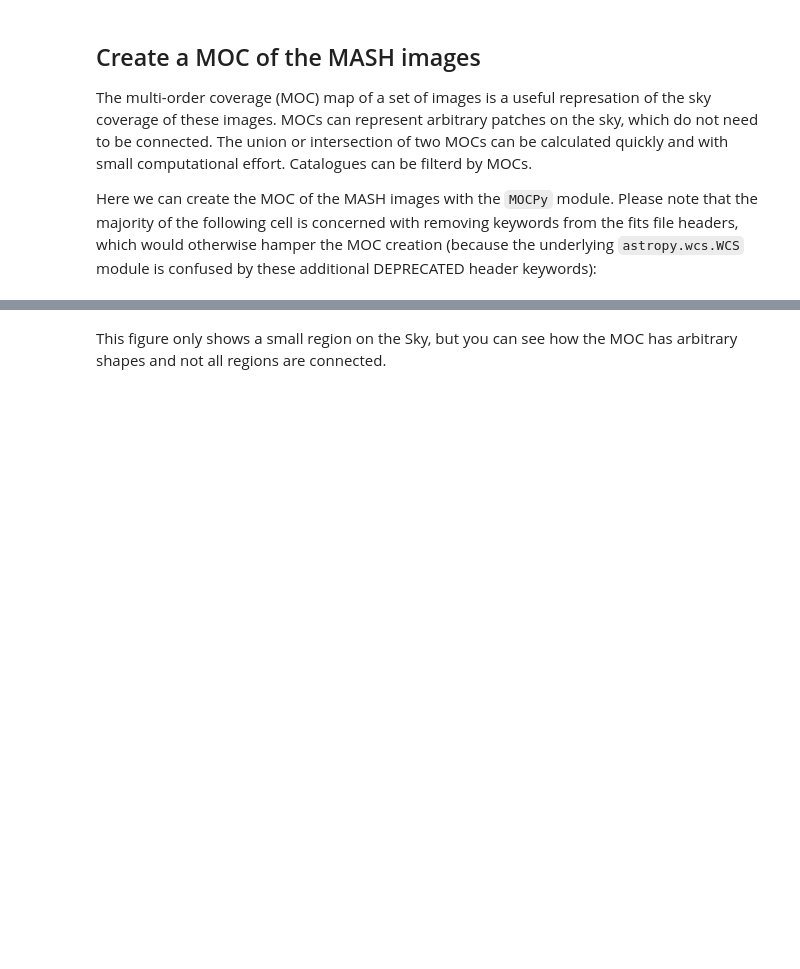
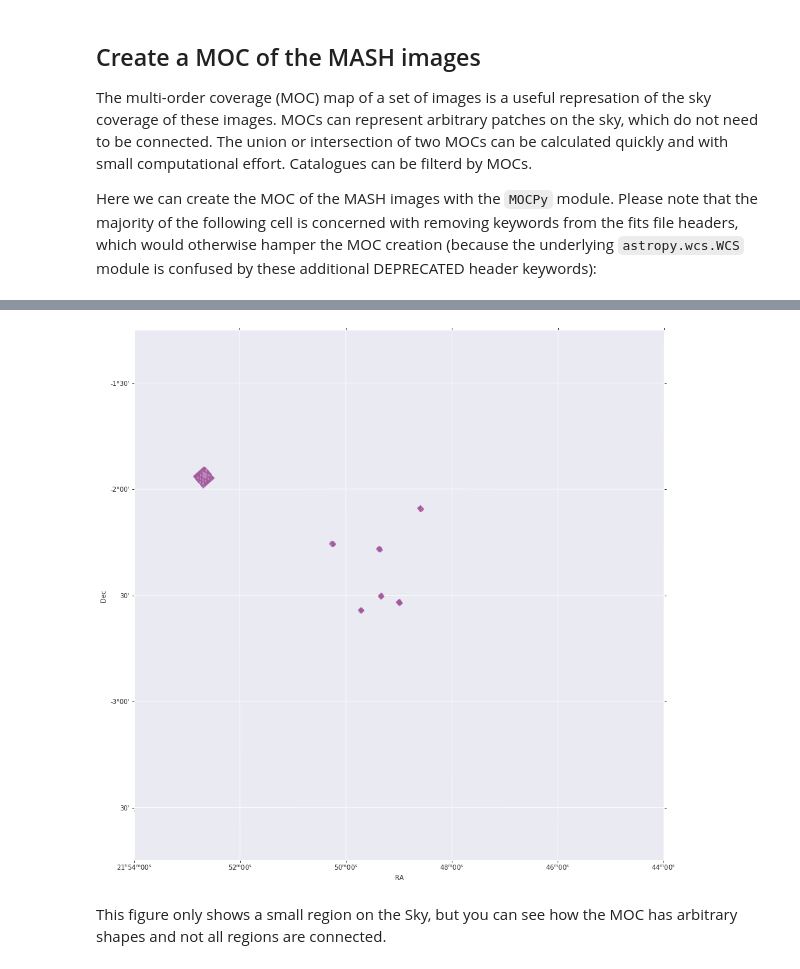
Before and after one commit to cds-astro/tutorials, a Jupyter notebook: Notebooks/HiPS_and_MOC.ipynb, the cells around one changed output, grey strips where cells are left out. Saved outputs shown, nothing was run; the diff lists cells and outputs as text; code cells hidden in the pictures; blank space fills up the shorter version.

```diff
--- a/Notebooks/HiPS_and_MOC.ipynb
+++ b/Notebooks/HiPS_and_MOC.ipynb
@@ -106,20 +153,22 @@ moc_mash.write('Data/mash_moc.fits', overwrite=True)
 # %%
 sns.set_style('darkgrid')
 fig = plt.figure(figsize=(15, 15))
 with mocpy.WCS(fig, fov=2.5 * u.deg,
                center=SkyCoord('21:49:00', '-02:30:00',
                                unit=(u.hourangle, u.deg), frame='galactic'),
                coordsys="galactic", rotation=Angle(0, u.degree),
                projection="AIT") as wcs:
     ax = fig.add_axes([0.17, 0.17, 0.77, 0.77], projection=wcs)
-    mash_moc.fill(ax=ax, wcs=wcs, alpha=0.5, fill=True, color=mpl.cm.magma(0.4))
+    moc_mash.fill(ax=ax, wcs=wcs, alpha=0.5, fill=True, color=mpl.cm.magma(0.4))
     ax.set_xlabel('RA')
     ax.set_ylabel('Dec')
     lon, lat = ax.coords[0], ax.coords[1]
     lon.set_major_formatter('hh:mm:ss')
     lat.set_major_formatter('dd:mm')
     lon.set_ticklabel(exclude_overlapping=True)
     lat.set_ticklabel(exclude_overlapping=True)
+# %% [output]
+[figure, added]
 # %% [markdown]
 This figure only shows a small region on the Sky, but you can see how the MOC has arbitrary shapes and not all regions are connected.
 # %% [markdown]
```
Also changed, not shown: parts of 7 cells of this notebook.
